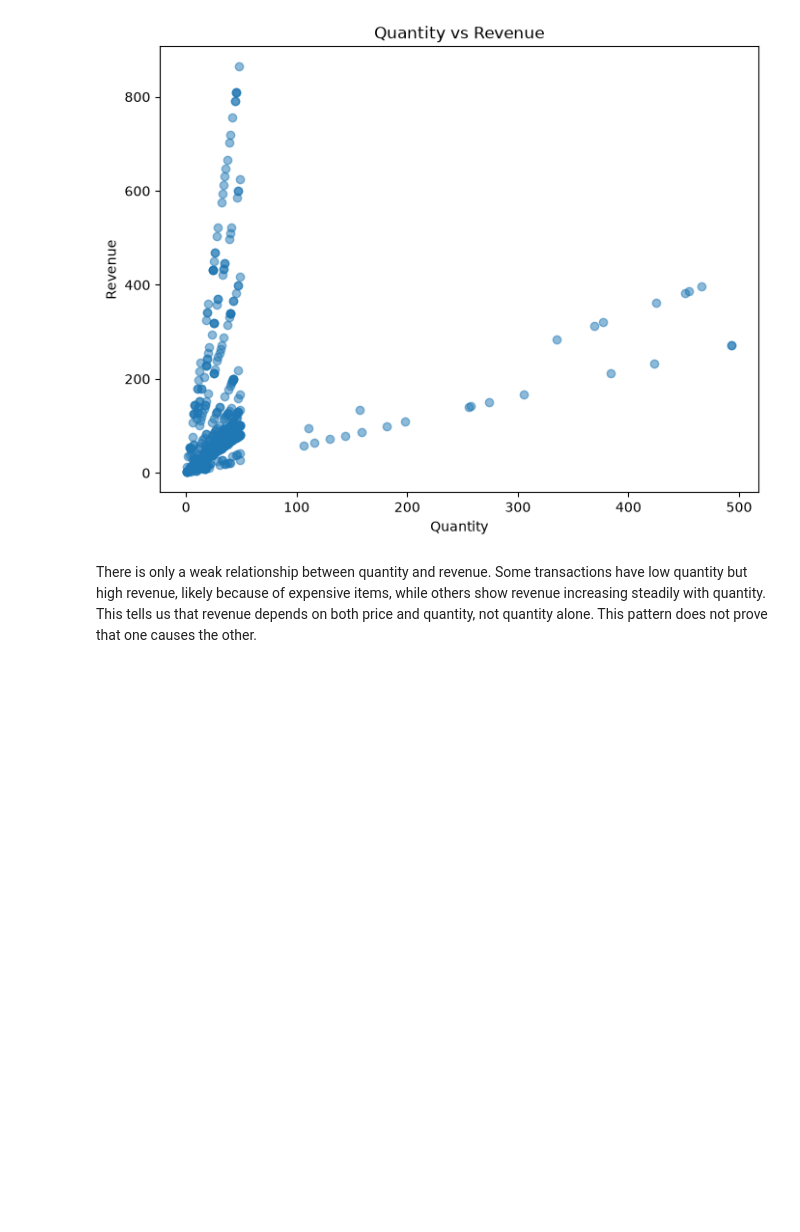
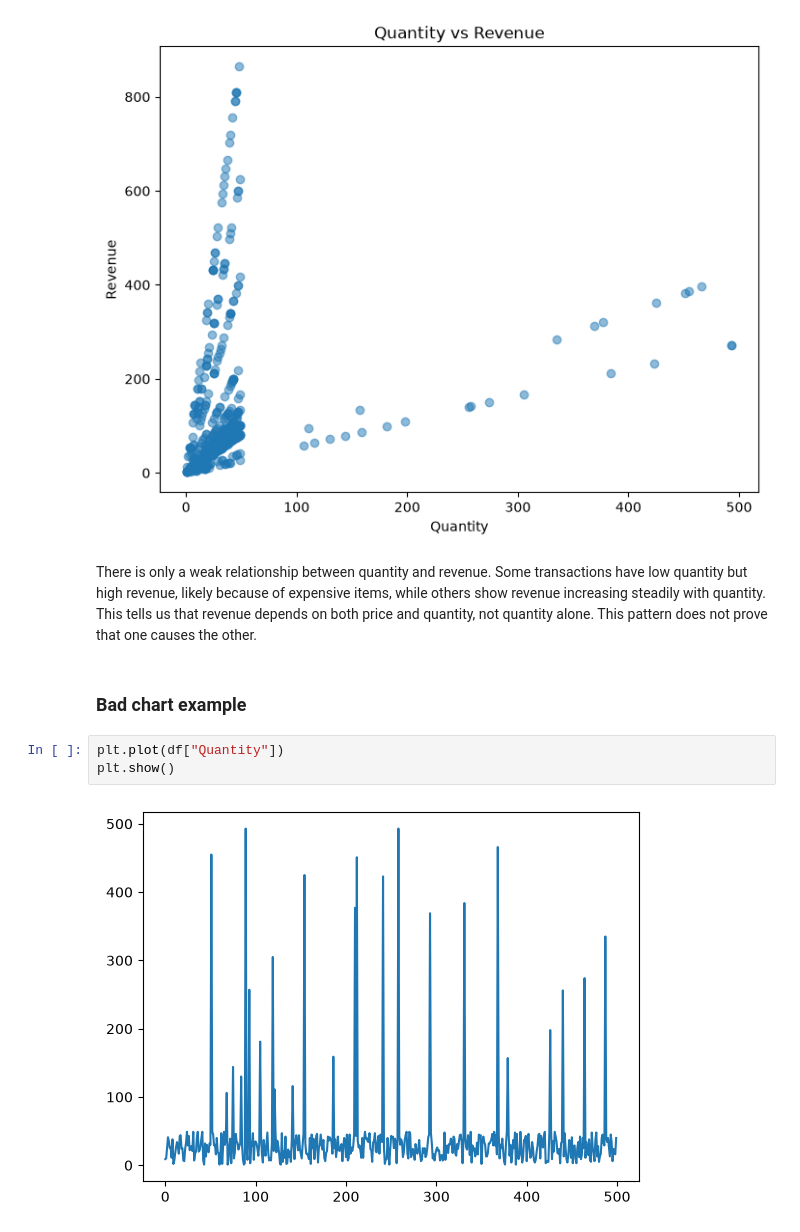
Before and after one commit to Emmanuel-Twumasi-Kwame-Yeboah/retail-sales-analysis, a Jupyter notebook: notebooks/05_visualization.ipynb, the cells around one changed output. Drawn from its saved outputs; the diff is of its cells as text; blank space fills up the shorter version.

```diff
--- a/notebooks/05_visualization.ipynb
+++ b/notebooks/05_visualization.ipynb
@@ -168,3 +168,10 @@ plt.show()
 [figure]
 # %% [markdown]
 There is only a weak relationship between quantity and revenue. Some transactions have low quantity but high revenue, likely because of expensive items, while others show revenue increasing steadily with quantity. This tells us that revenue depends on both price and quantity, not quantity alone. This pattern does not prove that one causes the other.
+# %% [markdown]
+### Bad chart example
+# %%
+plt.plot(df["Quantity"])
+plt.show()
+# %% [output]
+[figure, added]
```
Also changed, not shown: parts of 4 cells of this notebook.
